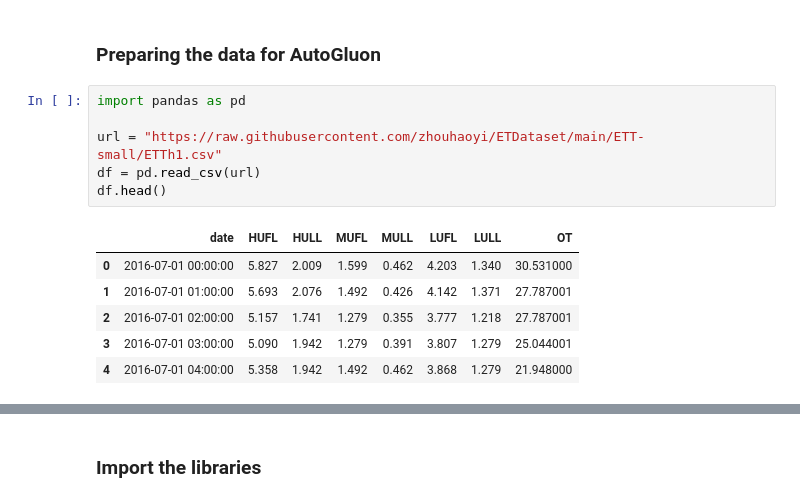
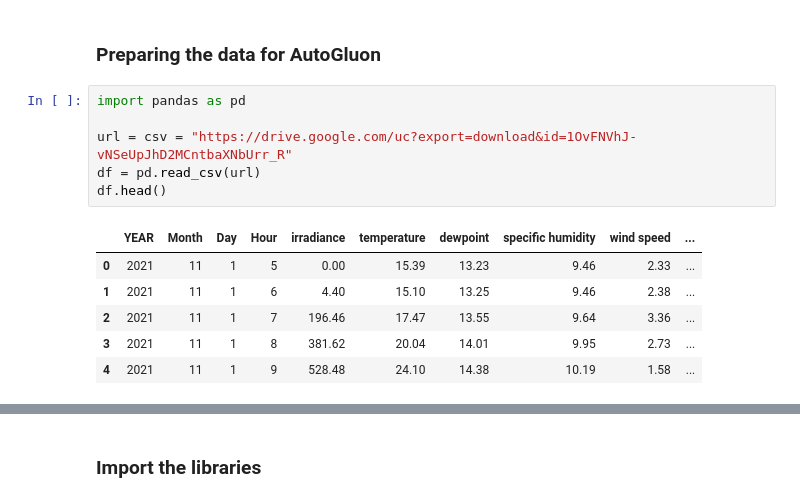
Before and after one commit to nds-najam/AutoGluon_LTSM_Models_Forecast, a Jupyter notebook: notebooks/AutoGluon_Electricity_Weather_NASA_Ahmedabad_Dataset_Forecast_Comparison.ipynb, the cells around one changed output, grey strips where cells are left out. Drawn from its saved outputs; the diff is of its cells as text.

```diff
--- a/notebooks/AutoGluon_Electricity_Weather_NASA_Ahmedabad_Dataset_Forecast_Comparison.ipynb
+++ b/notebooks/AutoGluon_Electricity_Weather_NASA_Ahmedabad_Dataset_Forecast_Comparison.ipynb
@@ -16,13 +12,13 @@ Successfully installed uv-0.12.1
 # %%
 import pandas as pd
 
-url = "https://raw.githubusercontent.com/zhouhaoyi/ETDataset/main/ETT-small/ETTh1.csv"
+url = csv = "https://drive.google.com/uc?export=download&id=1OvFNVhJ-vNSeUpJhD2MCntbaXNbUrr_R"
 df = pd.read_csv(url)
 df.head()
 # %% [output]
-|  | date | HUFL | HULL | MUFL | MULL | LUFL | LULL | OT |
-| 0 | 2016-07-01 00:00:00 | 5.827 | 2.009 | 1.599 | 0.462 | 4.203 | 1.340 | 30.531000 |
-| 1 | 2016-07-01 01:00:00 | 5.693 | 2.076 | 1.492 | 0.426 | 4.142 | 1.371 | 27.787001 |
-| 2 | 2016-07-01 02:00:00 | 5.157 | 1.741 | 1.279 | 0.355 | 3.777 | 1.218 | 27.787001 |
-| 3 | 2016-07-01 03:00:00 | 5.090 | 1.942 | 1.279 | 0.391 | 3.807 | 1.279 | 25.044001 |
-| 4 | 2016-07-01 04:00:00 | 5.358 | 1.942 | 1.492 | 0.462 | 3.868 | 1.279 | 21.948000 |
+|  | YEAR | Month | Day | Hour | irradiance | temperature | dewpoint | specific humidity | wind speed | ... |
+| 0 | 2021 | 11 | 1 | 5 | 0.00 | 15.39 | 13.23 | 9.46 | 2.33 | ... |
+| 1 | 2021 | 11 | 1 | 6 | 4.40 | 15.10 | 13.25 | 9.46 | 2.38 | ... |
+| 2 | 2021 | 11 | 1 | 7 | 196.46 | 17.47 | 13.55 | 9.64 | 3.36 | ... |
+| 3 | 2021 | 11 | 1 | 8 | 381.62 | 20.04 | 14.01 | 9.95 | 2.73 | ... |
+| 4 | 2021 | 11 | 1 | 9 | 528.48 | 24.10 | 14.38 | 10.19 | 1.58 | ... |
```
Also changed, not shown: parts of 21 cells of this notebook.
